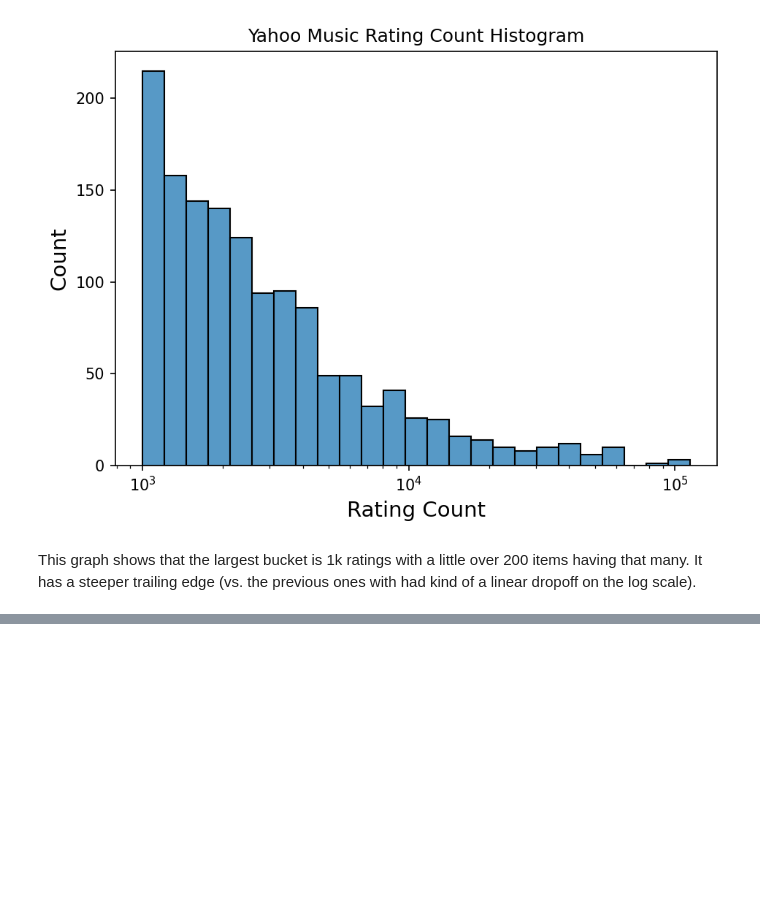
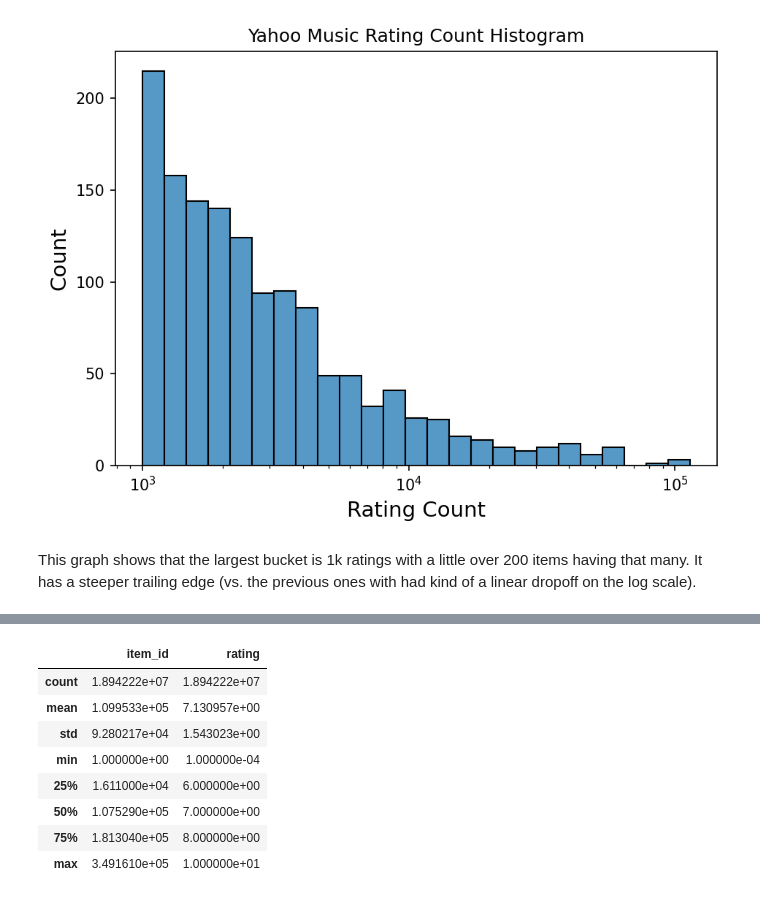
Before and after one commit to jmfb/csc6711-project2, a Jupyter notebook: Project2.ipynb, the cells around one changed output, grey strips where cells are left out. Cells and saved outputs as stored; diff of their text form; code cells hidden in the pictures; blank space fills up the shorter version.

```diff
--- a/Project2.ipynb
+++ b/Project2.ipynb
@@ -296,0 +318,12 @@ This graph shows that the largest bucket is 1k ratings with a little over 200 it
+# %%
+df4.describe()
+# %% [output]
+|  | item_id | rating |
+| count | 1.894222e+07 | 1.894222e+07 |
+| mean | 1.099533e+05 | 7.130957e+00 |
+| std | 9.280217e+04 | 1.543023e+00 |
+| min | 1.000000e+00 | 1.000000e-04 |
+| 25% | 1.611000e+04 | 6.000000e+00 |
+| 50% | 1.075290e+05 | 7.000000e+00 |
+| 75% | 1.813040e+05 | 8.000000e+00 |
+| max | 3.491610e+05 | 1.000000e+01 |
```
Also changed, not shown: parts of 10 cells of this notebook.
